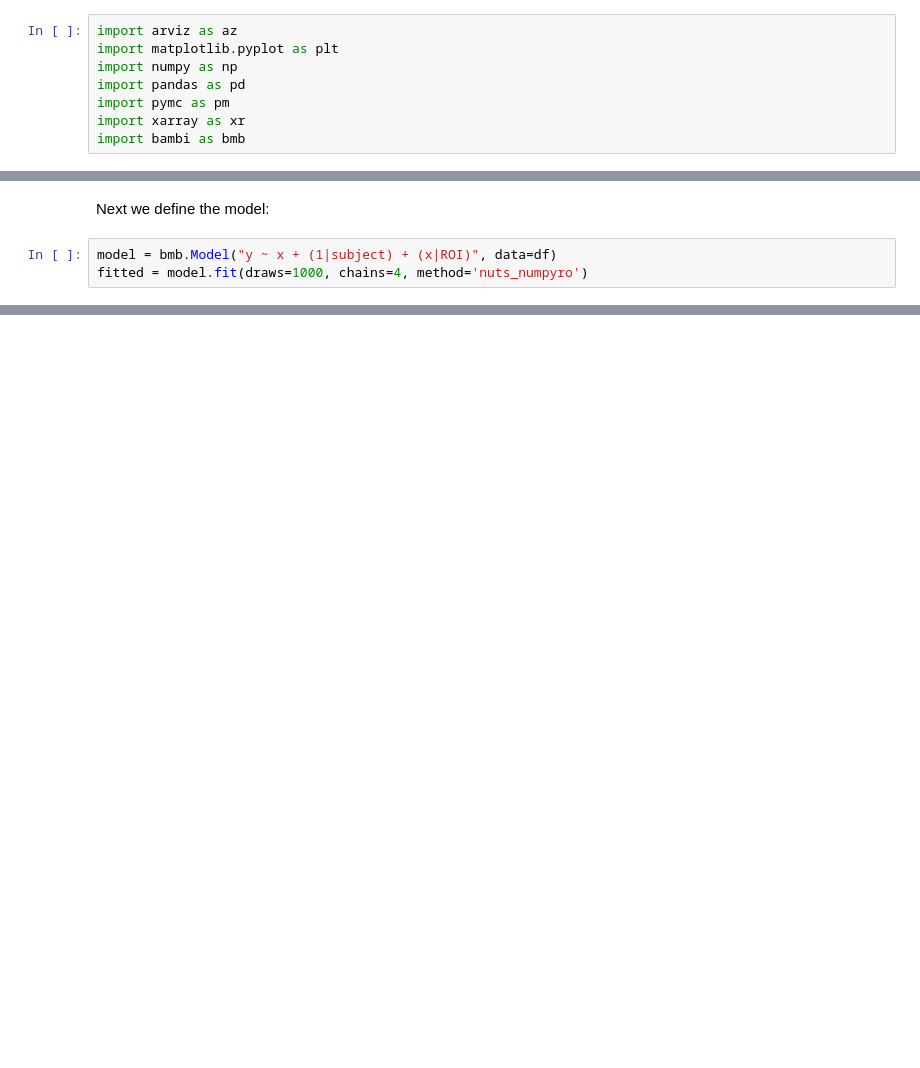
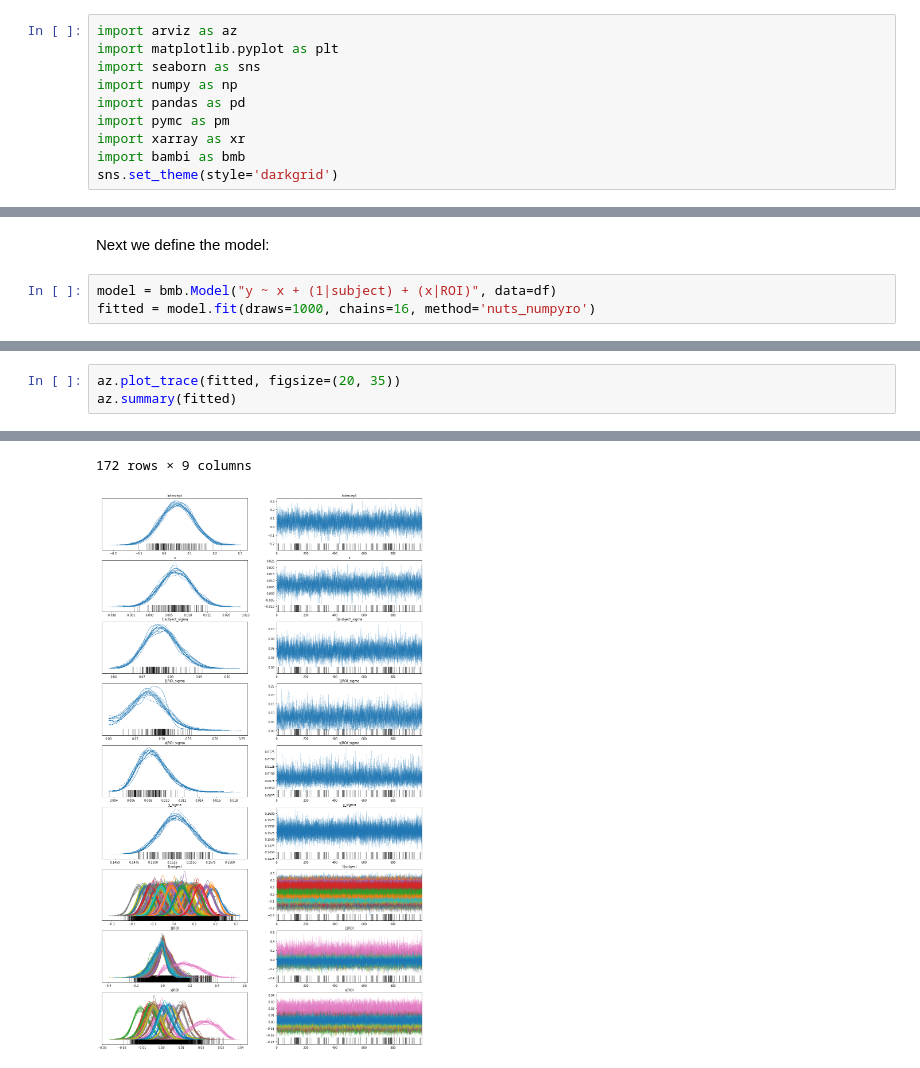
Before and after one commit to crnolan/pyrba, a Jupyter notebook: running-an-rba-model-w-PyMC.ipynb, the cells around one changed output, grey strips where cells are left out. Saved outputs shown, nothing was run; the diff lists cells and outputs as text; blank space fills up the shorter version.

```diff
--- a/running-an-rba-model-w-PyMC.ipynb
+++ b/running-an-rba-model-w-PyMC.ipynb
@@ -16,11 +16,13 @@ Gang Chen, Christopher Nolan, Kelly Garner, [insert extra names here]
 # %%
 import arviz as az
 import matplotlib.pyplot as plt
+import seaborn as sns
 import numpy as np
 import pandas as pd
 import pymc as pm
 import xarray as xr
 import bambi as bmb
+sns.set_theme(style='darkgrid')
 # %% [markdown]
 ## Next we load the data:
 # %%
@@ -30,4 +39,4 @@ df.head(5)
 Next we define the model:
 # %%
 model = bmb.Model("y ~ x + (1|subject) + (x|ROI)", data=df)
-fitted = model.fit(draws=1000, chains=4, method='nuts_numpyro')
+fitted = model.fit(draws=1000, chains=16, method='nuts_numpyro')
@@ -33,0 +54,4 @@ fitted = model.fit(draws=1000, chains=4, method='nuts_numpyro')
+# %%
+az.plot_trace(fitted, figsize=(20, 35))
+az.summary(fitted)
+# %% [output]
@@ -33,0 +70,2 @@ fitted = model.fit(draws=1000, chains=4, method='nuts_numpyro')
+172 rows × 9 columns
+[figure, added]
```
Also changed, not shown: parts of 7 cells of this notebook.
